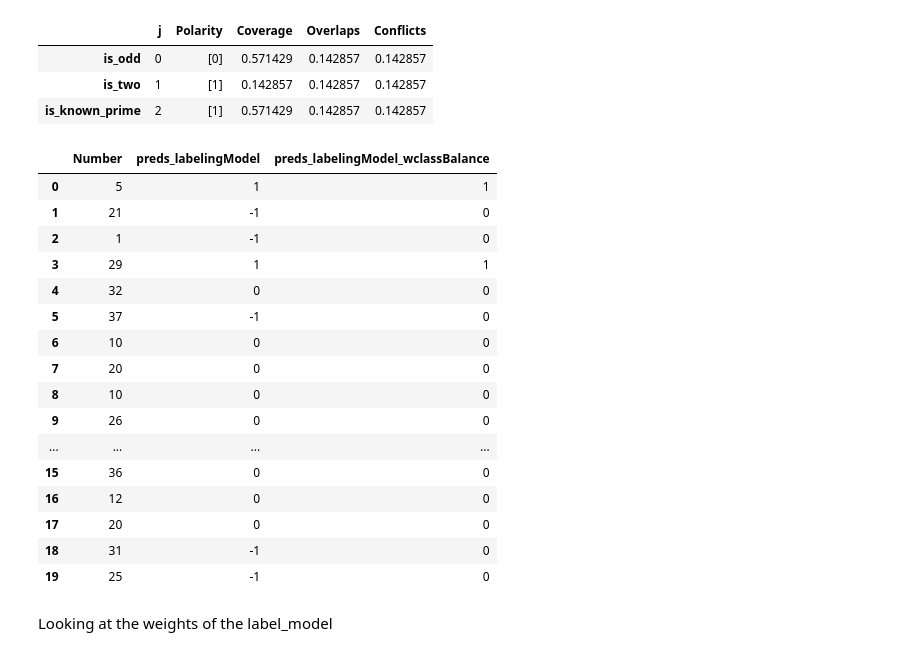
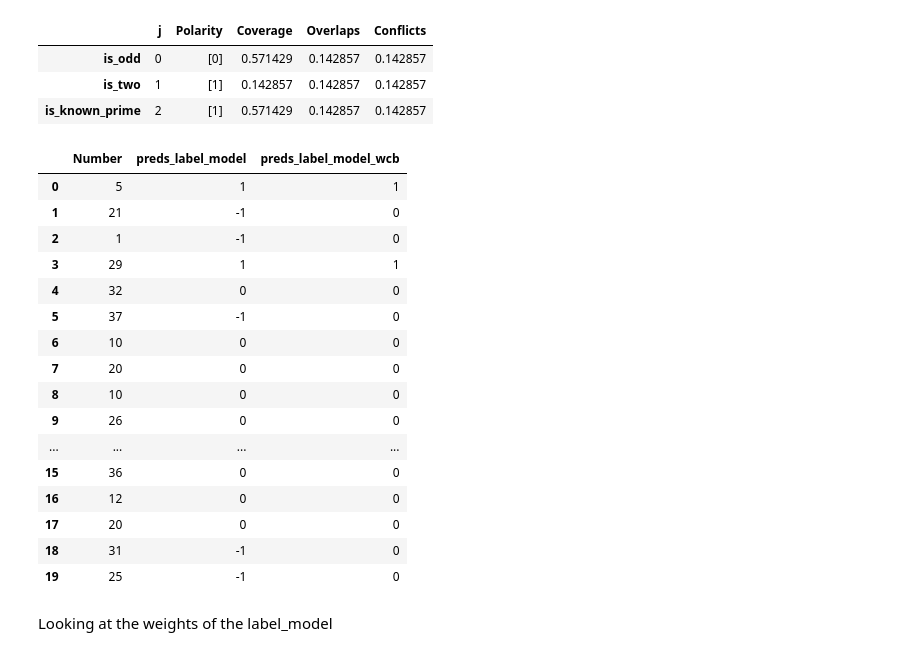
Before and after one commit to johnfkraus/practical-weak-supervision, a Jupyter notebook: ch02_labeling_and_augmentation/labeling_v1.ipynb, the cells around one changed output. Saved outputs shown, nothing was run; the diff lists cells and outputs as text; code cells hidden in the pictures.

```diff
--- a/ch02_labeling_and_augmentation/labeling_v1.ipynb
+++ b/ch02_labeling_and_augmentation/labeling_v1.ipynb
@@ -341,5 +352,5 @@ preds_valid_labelingModel = label_model.predict(L=L_valid)
 # %% [markdown]
 Examine the weights of the label_model for each classification source (labeling function).  Labeling functions that make more mistakes would be expected to have lower weights.
 # %%
-df["preds_labelingModel"] = preds_train_labelingModel
+df["preds_label_model"] = preds_train_labelingModel
 # %%
@@ -367,11 +378,11 @@ df
 #### LabelModel with class balance
 # %%
 # 7/20 prime numbers
-label_model = LabelModel()
+label_model_wcb = LabelModel()
 # no Y_train data!!
-label_model.fit(L_train=L_train, n_epochs=200, class_balance = [0.7, 0.3], seed=100)
-preds_train_label = label_model.predict(L=L_train)
-preds_valid_label = label_model.predict(L=L_valid)
+label_model_wcb.fit(L_train=L_train, n_epochs=200, class_balance = [0.7, 0.3], seed=100)
+preds_train_label_wcb = label_model_wcb.predict(L=L_train)
+preds_valid_label_wcb = label_model_wcb.predict(L=L_valid)
 L_valid = applier.apply(df_val)
 LFAnalysis(L_valid, lfs).lf_summary()
 # %% [output]
@@ -381,12 +392,12 @@ LFAnalysis(L_valid, lfs).lf_summary()
 | is_known_prime | 2 | [1] | 0.571429 | 0.142857 | 0.142857 |
 # %%
 # with class balance
-preds_train_labelingModel_wcb = label_model.predict(L=L_train)
-df["preds_labelingModel_wclassBalance"] = preds_train_labelingModel_wcb
+# preds_train_labelingModel_wcb = label_model_wcb.predict(L=L_train)
+df["preds_label_model_wcb"] = preds_train_label_wcb
 # %%
-df[["Number", "preds_labelingModel", "preds_labelingModel_wclassBalance"]]
+df[["Number", "preds_label_model", "preds_label_model_wcb"]]
 # %% [output]
-|  | Number | preds_labelingModel | preds_labelingModel_wclassBalance |
+|  | Number | preds_label_model | preds_label_model_wcb |
 | 0 | 5 | 1 | 1 |
 | 1 | 21 | -1 | 0 |
 | 2 | 1 | -1 | 0 |
```
Also changed, not shown: parts of 25 cells of this notebook, 1 other file.
